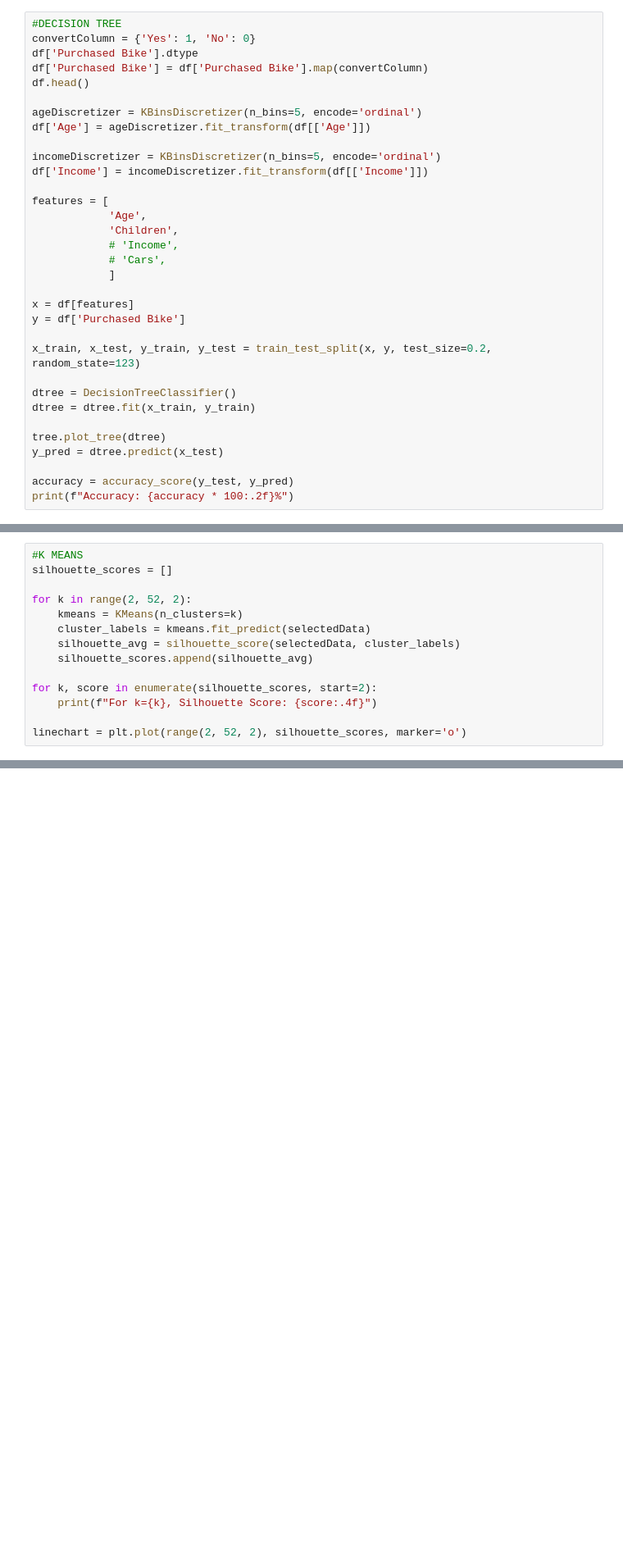
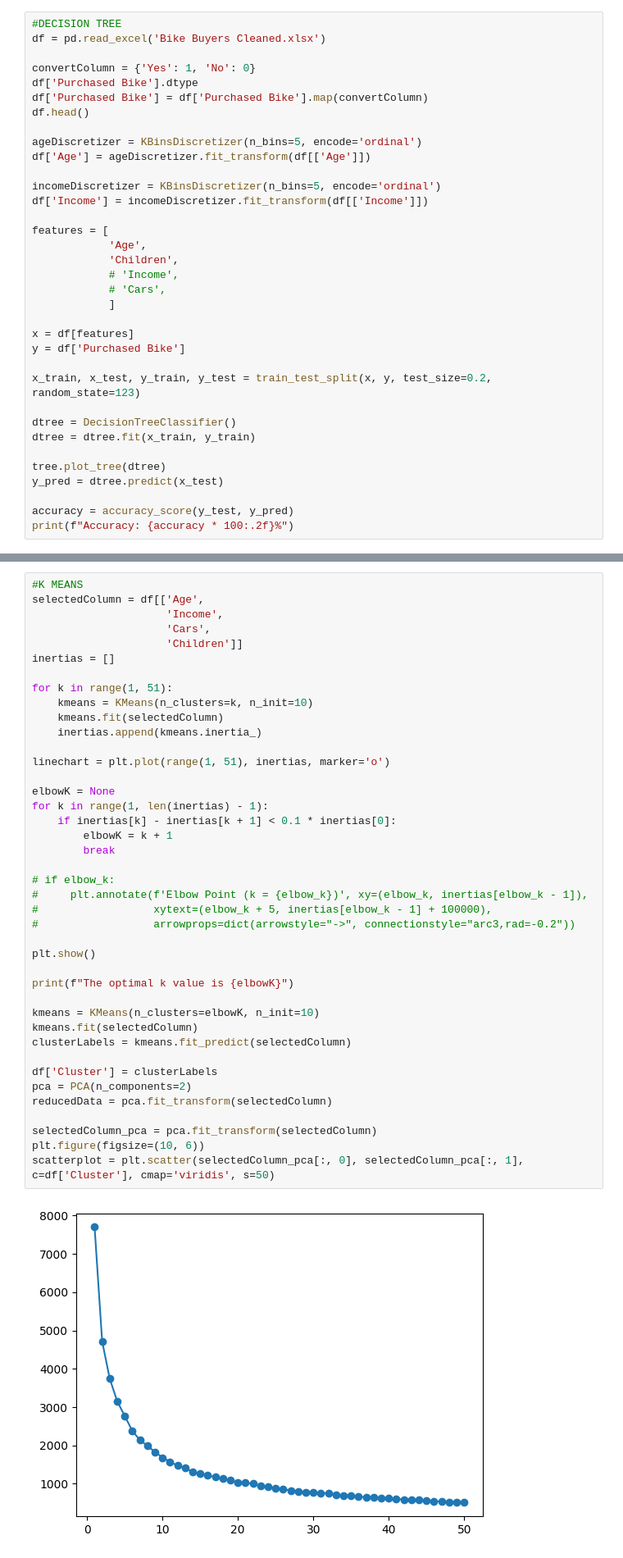
Before and after one commit to ddatnguyen97/Bike-Buyers, a Jupyter notebook: Bike Buyers.ipynb, the cells around one changed output, grey strips where cells are left out. Shown: that part at 82% size. Drawn from its saved outputs; the diff is of its cells as text; blank space fills up the shorter version.

```diff
--- a/Bike Buyers.ipynb
+++ b/Bike Buyers.ipynb
@@ -325,5 +328,7 @@ Accuracy: 56.50%
 # %%
 #DECISION TREE
+df = pd.read_excel('Bike Buyers Cleaned.xlsx')
+
 convertColumn = {'Yes': 1, 'No': 0}
 df['Purchased Bike'].dtype
 df['Purchased Bike'] = df['Purchased Bike'].map(convertColumn)
@@ -358,17 +363,3 @@ print(f"Accuracy: {accuracy * 100:.2f}%")
 # %% [output]
 Accuracy: 59.50%
 [figure]
-# %%
-#K MEANS
-silhouette_scores = []
-
-for k in range(2, 52, 2):
-    kmeans = KMeans(n_clusters=k)
-    cluster_labels = kmeans.fit_predict(selectedData)
-    silhouette_avg = silhouette_score(selectedData, cluster_labels)
-    silhouette_scores.append(silhouette_avg)
-
-for k, score in enumerate(silhouette_scores, start=2):
-    print(f"For k={k}, Silhouette Score: {score:.4f}")
-
-linechart = plt.plot(range(2, 52, 2), silhouette_scores, marker='o')
@@ -393,0 +366,43 @@ For k=26, Silhouette Score: 0.5436
+# %%
+#K MEANS
+selectedColumn = df[['Age',
+                     'Income',
+                     'Cars',
+                     'Children']]
+inertias = []
+
+for k in range(1, 51):
+    kmeans = KMeans(n_clusters=k, n_init=10)
+    kmeans.fit(selectedColumn)
+    inertias.append(kmeans.inertia_)
+
+linechart = plt.plot(range(1, 51), inertias, marker='o')
+
+elbowK = None
+for k in range(1, len(inertias) - 1):
+    if inertias[k] - inertias[k + 1] < 0.1 * inertias[0]:
+        elbowK = k + 1
+        break
+
+# if elbow_k:
+#     plt.annotate(f'Elbow Point (k = {elbow_k})', xy=(elbow_k, inertias[elbow_k - 1]),
+#                  xytext=(elbow_k + 5, inertias[elbow_k - 1] + 100000),
+#                  arrowprops=dict(arrowstyle="->", connectionstyle="arc3,rad=-0.2"))
+
+plt.show()
+
+print(f"The optimal k value is {elbowK}")
+
+kmeans = KMeans(n_clusters=elbowK, n_init=10)
+kmeans.fit(selectedColumn)
+clusterLabels = kmeans.fit_predict(selectedColumn)
+
+df['Cluster'] = clusterLabels
+pca = PCA(n_components=2)
+reducedData = pca.fit_transform(selectedColumn)
+
+selectedColumn_pca = pca.fit_transform(selectedColumn)
+plt.figure(figsize=(10, 6))
+scatterplot = plt.scatter(selectedColumn_pca[:, 0], selectedColumn_pca[:, 1], c=df['Cluster'], cmap='viridis', s=50)
+# %% [output]
+[figure, added]
```
Also changed, not shown: parts of 6 cells of this notebook.
